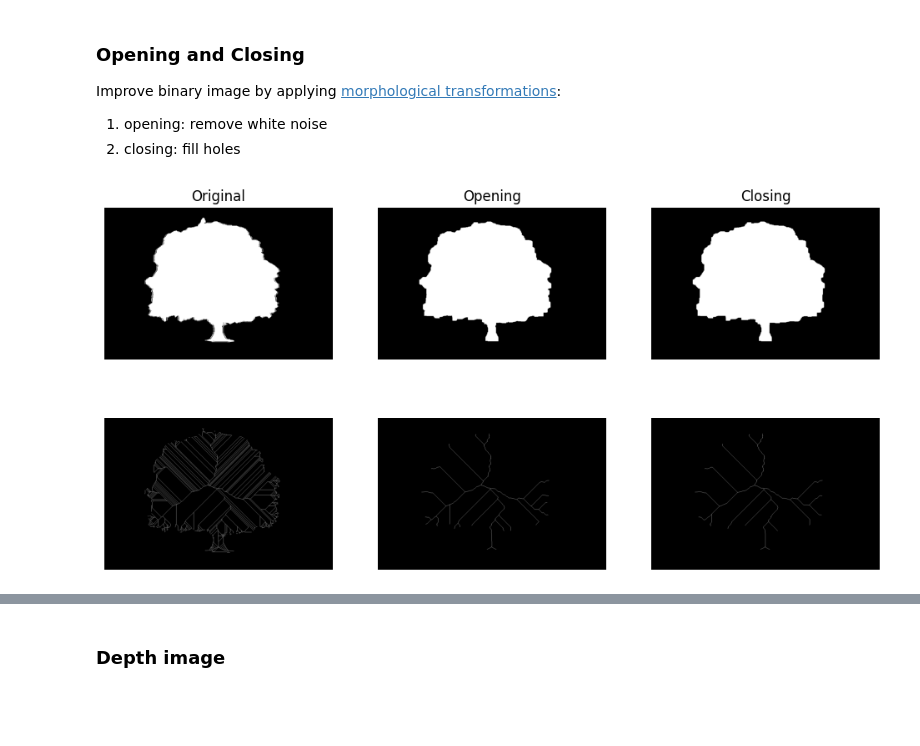
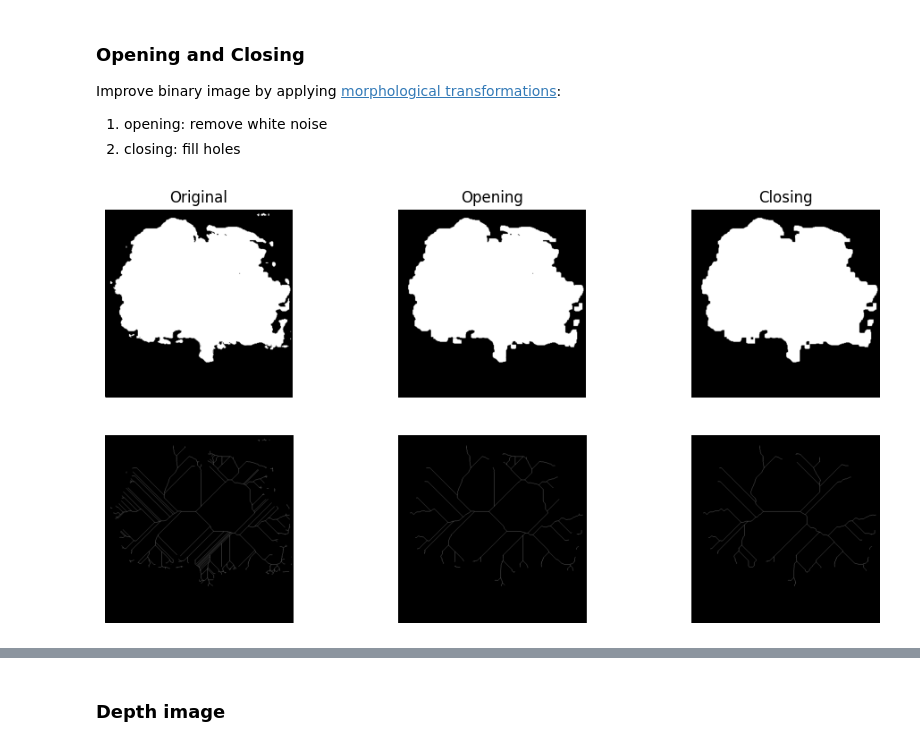
Before and after one commit to LinoLerch/ControlNet-Trees, a Jupyter notebook: Skeletonize/skeletonize.ipynb, the cells around one changed output, grey strips where cells are left out. Drawn from its saved outputs; the diff is of its cells as text; code cells hidden in the pictures; blank space fills up the shorter version.

```diff
--- a/Skeletonize/skeletonize.ipynb
+++ b/Skeletonize/skeletonize.ipynb
@@ -109,28 +111,30 @@ Improve binary image by applying [morphological transformations](https://docs.op
 1. opening: remove white noise
 2. closing: fill holes
 # %%
-img_nr = 2
-output_path_bin = os.path.join(output_folder, f'tree{img_nr}_binary.png')
-img = cv2.imread(output_path_bin, cv2.IMREAD_GRAYSCALE)
+def display_open_close(img_nr):
+    output_path_bin = os.path.join(output_folder, f'tree{img_nr}_binary.png')
+    img = cv2.imread(output_path_bin, cv2.IMREAD_GRAYSCALE)
 
-opening, closing = opening_closing(img)
+    opening, closing = opening_closing(img)
 
-# save image closing
-cv2.imwrite(os.path.join(output_folder, f'tree{img_nr}_closing.png'), closing)
+    # save image closing
+    cv2.imwrite(os.path.join(output_folder, f'tree{img_nr}_closing.png'), closing)
 
-# Display the results and their skeletons
-fig, ax = plt.subplots(2, 3, figsize=(12, 6))
-ax = np.ravel(ax)
-[axi.set_axis_off() for axi in ax]
-ax[0].imshow(img, cmap='gray')
-ax[0].set_title('Original')
-ax[1].imshow(opening, cmap='gray')
-ax[1].set_title('Opening')
-ax[2].imshow(closing, cmap='gray')
-ax[2].set_title('Closing')
-ax[3].imshow(skeletonize(img), cmap='gray')
-ax[4].imshow(skeletonize(opening), cmap='gray')
-ax[5].imshow(skeletonize(closing), cmap='gray')
-plt.show()
+    # Display the results and their skeletons
+    fig, ax = plt.subplots(2, 3, figsize=(12, 6))
+    ax = np.ravel(ax)
+    [axi.set_axis_off() for axi in ax]
+    ax[0].imshow(img, cmap='gray')
+    ax[0].set_title('Original')
+    ax[1].imshow(opening, cmap='gray')
+    ax[1].set_title('Opening')
+    ax[2].imshow(closing, cmap='gray')
+    ax[2].set_title('Closing')
+    ax[3].imshow(skeletonize(img), cmap='gray')
+    ax[4].imshow(skeletonize(opening), cmap='gray')
+    ax[5].imshow(skeletonize(closing), cmap='gray')
+    plt.show()
-# %% [output]
-[figure, removed]
+# %%
+display_open_close(8)
+# %% [output]
+[figure, added]
```
Also changed, not shown: parts of 5 cells of this notebook.
